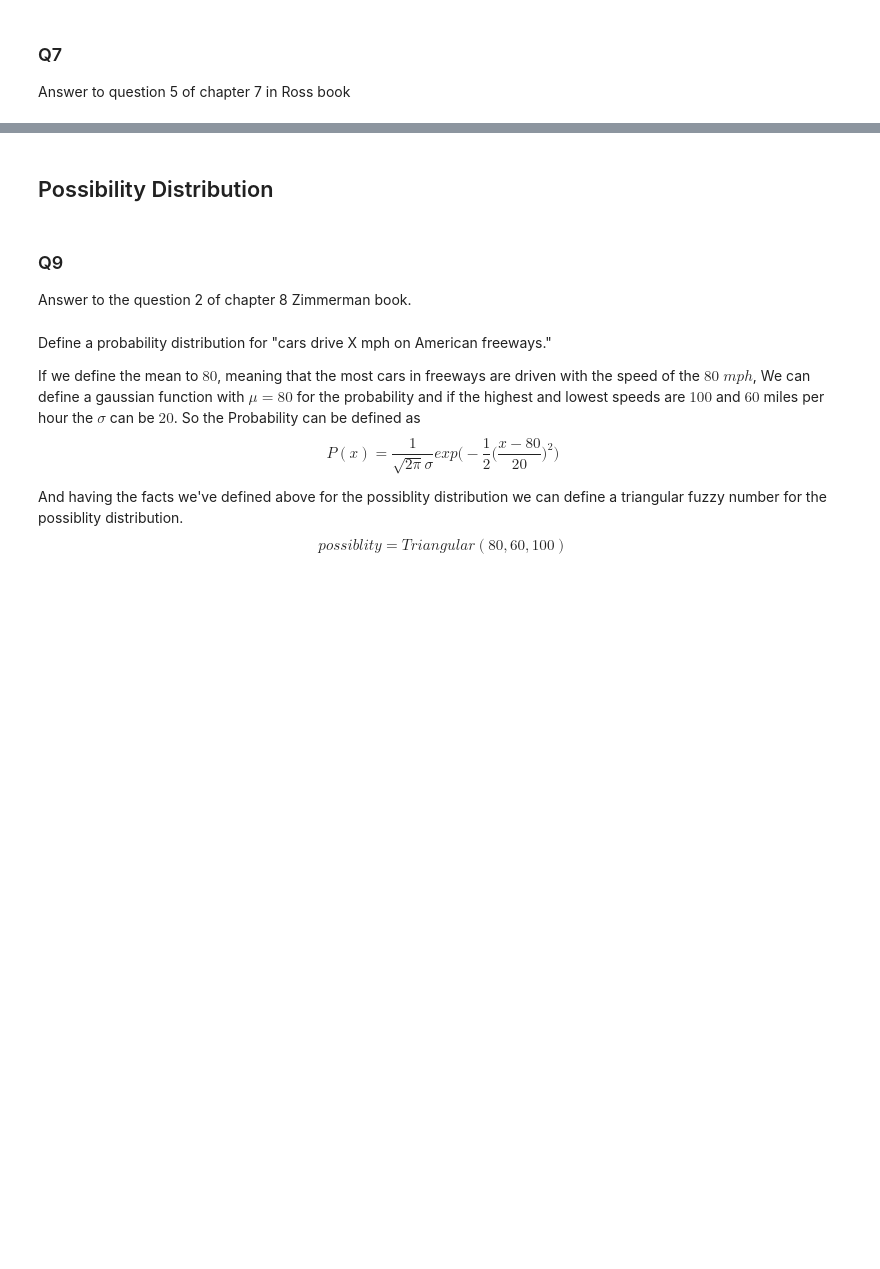
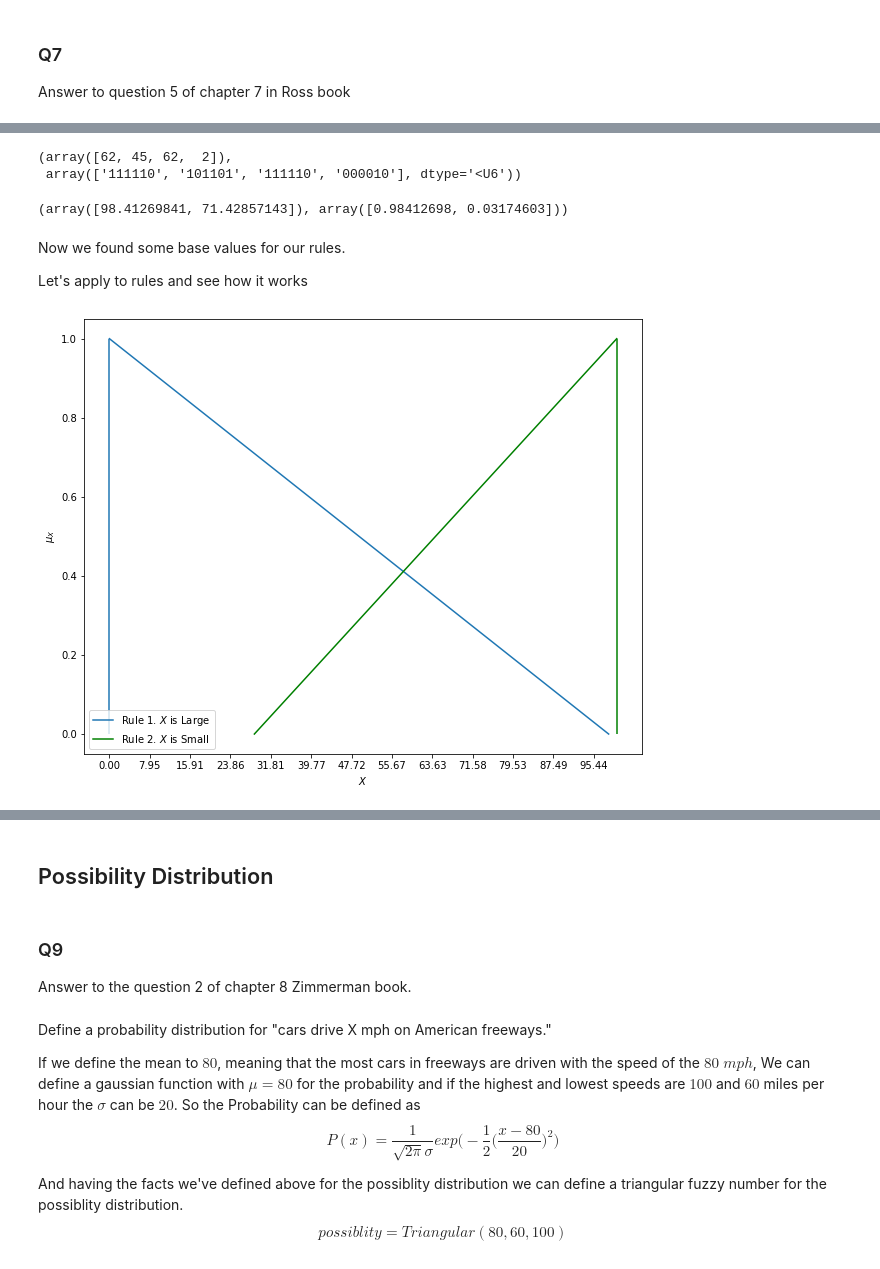
Before and after one commit to amindadgar/Fuzzy-Systems, a Jupyter notebook: HW3/Answers/main.ipynb, the cells around one changed output, grey strips where cells are left out. Saved outputs shown, nothing was run; the diff lists cells and outputs as text; code cells hidden in the pictures; blank space fills up the shorter version.

Commit message:
added genetic algorithm for question 8 For one iteration the results is given Need to apply the method for more iterations

```diff
--- a/HW3/Answers/main.ipynb
+++ b/HW3/Answers/main.ipynb
@@ -816,0 +826,4 @@ plt.show()
+# %%
+dataset = pd.DataFrame(dict(x=[0, 0.3,0.6, 1, 100],
+                        y=[1, 0.74, 0.55, 0.37, 0]))
+dataset
@@ -816,0 +841,8 @@ plt.show()
+# %%
+## find the C values for the equation in the cell below
+## we can apply C values manually but we represent this way as an alternative
+C_min_x = dataset[['x']].min().values[0]
+C_min_y = dataset[['y']].min().values[0]
+
+C_max_x = dataset[['x']].max().values[0]
+C_max_y = dataset[['y']].max().values[0]
@@ -816,0 +908,45 @@ plt.show()
+# %%
+## initialize the population using random binary value
+
+maximum_random_value = 64
+minimum_random_value = 0
+
+## we need to specify four bases for our rules
+bases_count = 4
+
+## the width of the population strings
+population_width = int(np.ceil(np.log2(maximum_random_value)))
+
+## fix the random seed
+np.random.seed(123)
+
+population = np.random.randint(
+    minimum_random_value,
+    maximum_random_value,
+    bases_count)
+## transfer to binary representation
+population_binary_representation = get_binary_representation_array(
+    population,
+    population_width
+)
+
+## convert to numpy for ease of use in later
+population_binary_representation = np.array(
+    population_binary_representation
+)
+
+population, population_binary_representation
+# %% [output]
+(array([62, 45, 62,  2]),
+ array(['111110', '101101', '111110', '000010'], dtype='<U6'))
+# %%
+bases_x = find_C_value(population[:2], population_width, C_min_x, C_max_x )
+bases_y = find_C_value(population[2:], population_width, C_min_y, C_max_y )
+
+bases_x, bases_y
+# %% [output]
+(array([98.41269841, 71.42857143]), array([0.98412698, 0.03174603]))
+# %% [markdown]
+Now we found some base values for our rules.
+
+Let's apply to rules and see how it works
@@ -816,0 +988,22 @@ plt.show()
+# %%
+### Rules for X
+
+plt.figure(figsize=(10, 8))
+## rule1_X_x means the X data and x axis in Rule 1
+## rule1_X_y means the X data and y axis in Rule 1
+rule1_X_x, rule1_X_y = right_triangle_rules(C_min_x, bases_x[0], -1)
+## rule2_X_x means the X data and x axis in Rule 2
+## rule2_X_y means the X data and y axis in Rule 2
+rule2_X_x, rule2_X_y = right_triangle_rules(C_max_x - bases_x[1], bases_x[1], 1)
+
+plt.plot(rule1_X_x, rule1_X_y)
+plt.plot(rule2_X_x, rule2_X_y, color='g')
+plt.vlines(rule1_X_x[0], 0, 1)
+plt.vlines(rule2_X_x[-1], 0, 1, colors='g')
+plt.xticks(rule1_X_x[::800])
+plt.legend(['Rule 1. $X$ is Large ', 'Rule 2. $X$ is Small'])
+plt.ylabel('$\mu_X$')
+plt.xlabel('$X$')
+plt.show()
+# %% [output]
+[figure, added]
```
Also changed, not shown: parts of 47 cells of this notebook.
